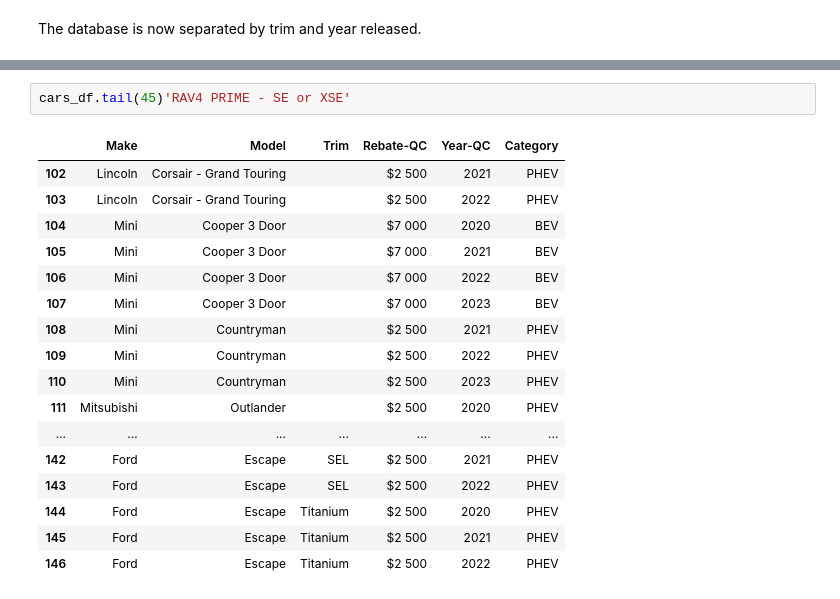
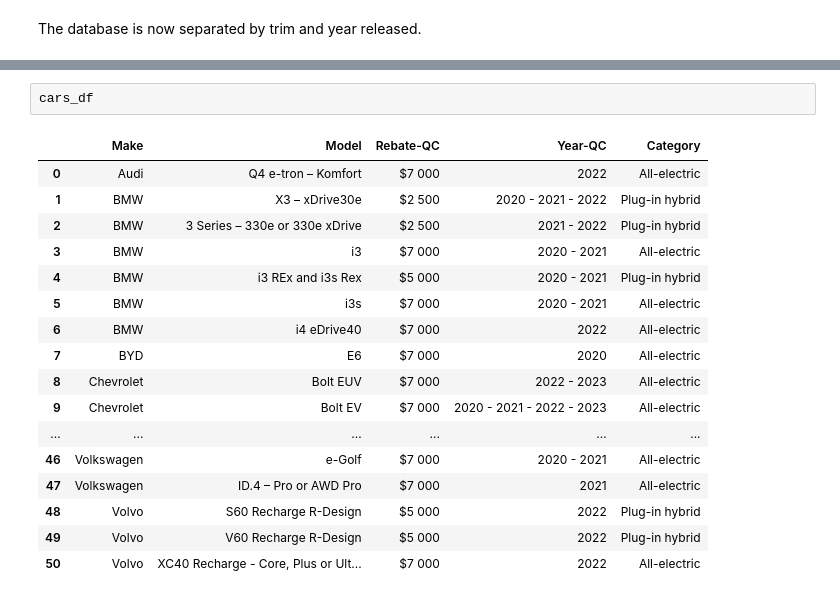
Before and after one commit to JordaanI/EV_Cars, a Jupyter notebook: EV_CARS.ipynb, the cells around one changed output, grey strips where cells are left out. Drawn from its saved outputs; the diff is of its cells as text.

```diff
--- a/EV_CARS.ipynb
+++ b/EV_CARS.ipynb
@@ -348,20 +258,20 @@ KeyboardInterrupt:
-# %%
-cars_df.tail(45)'RAV4 PRIME - SE or XSE'
-# %% [output]
-|  | Make | Model | Trim | Rebate-QC | Year-QC | Category |
-| 102 | Lincoln | Corsair - Grand Touring |  | $2 500 | 2021 | PHEV |
-| 103 | Lincoln | Corsair - Grand Touring |  | $2 500 | 2022 | PHEV |
-| 104 | Mini | Cooper 3 Door |  | $7 000 | 2020 | BEV |
-| 105 | Mini | Cooper 3 Door |  | $7 000 | 2021 | BEV |
-| 106 | Mini | Cooper 3 Door |  | $7 000 | 2022 | BEV |
-| 107 | Mini | Cooper 3 Door |  | $7 000 | 2023 | BEV |
-| 108 | Mini | Countryman |  | $2 500 | 2021 | PHEV |
-| 109 | Mini | Countryman |  | $2 500 | 2022 | PHEV |
-| 110 | Mini | Countryman |  | $2 500 | 2023 | PHEV |
-| 111 | Mitsubishi | Outlander |  | $2 500 | 2020 | PHEV |
-| ... | ... | ... | ... | ... | ... | ... |
-| 142 | Ford | Escape | SEL | $2 500 | 2021 | PHEV |
-| 143 | Ford | Escape | SEL | $2 500 | 2022 | PHEV |
-| 144 | Ford | Escape | Titanium | $2 500 | 2020 | PHEV |
-| 145 | Ford | Escape | Titanium | $2 500 | 2021 | PHEV |
-| 146 | Ford | Escape | Titanium | $2 500 | 2022 | PHEV |
+# %%
+cars_df
+# %% [output]
+|  | Make | Model | Rebate-QC | Year-QC | Category |
+| 0 | Audi | Q4 e-tron – Komfort | $7 000 | 2022 | All-electric |
+| 1 | BMW | X3 – xDrive30e | $2 500 | 2020 - 2021 - 2022 | Plug-in hybrid |
+| 2 | BMW | 3 Series – 330e or 330e xDrive | $2 500 | 2021 - 2022 | Plug-in hybrid |
+| 3 | BMW | i3 | $7 000 | 2020 - 2021 | All-electric |
+| 4 | BMW | i3 REx and i3s Rex | $5 000 | 2020 - 2021 | Plug-in hybrid |
+| 5 | BMW | i3s | $7 000 | 2020 - 2021 | All-electric |
+| 6 | BMW | i4 eDrive40 | $7 000 | 2022 | All-electric |
+| 7 | BYD | E6 | $7 000 | 2020 | All-electric |
+| 8 | Chevrolet | Bolt EUV | $7 000 | 2022 - 2023 | All-electric |
+| 9 | Chevrolet | Bolt EV | $7 000 | 2020 - 2021 - 2022 - 2023 | All-electric |
+| ... | ... | ... | ... | ... | ... |
+| 46 | Volkswagen | e-Golf | $7 000 | 2020 - 2021 | All-electric |
+| 47 | Volkswagen | ID.4 – Pro or AWD Pro | $7 000 | 2021 | All-electric |
+| 48 | Volvo | S60 Recharge R-Design | $5 000 | 2022 | Plug-in hybrid |
+| 49 | Volvo | V60 Recharge R-Design | $5 000 | 2022 | Plug-in hybrid |
+| 50 | Volvo | XC40 Recharge - Core, Plus or Ult... | $7 000 | 2022 | All-electric |
```
Also changed, not shown: parts of 5 cells of this notebook, 5 other files.
